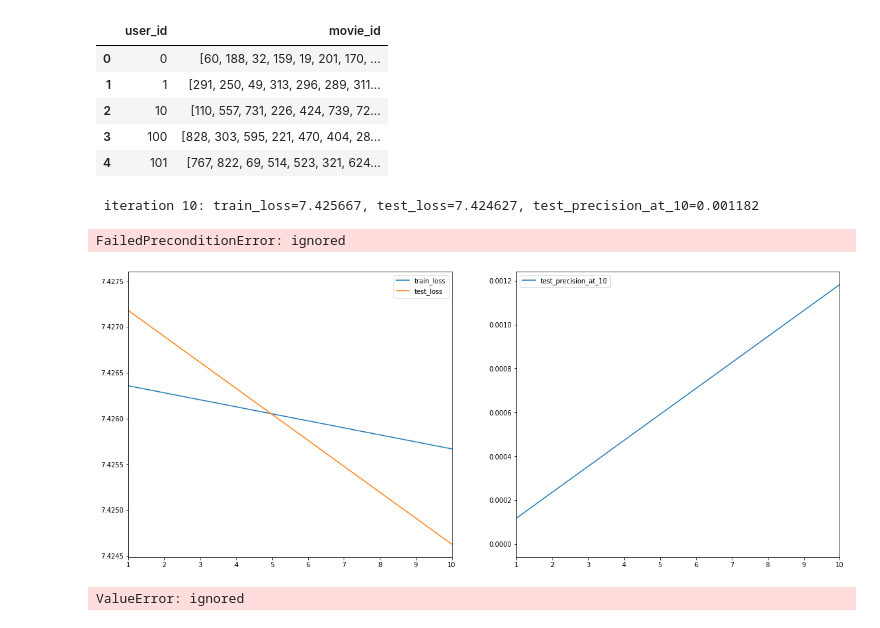
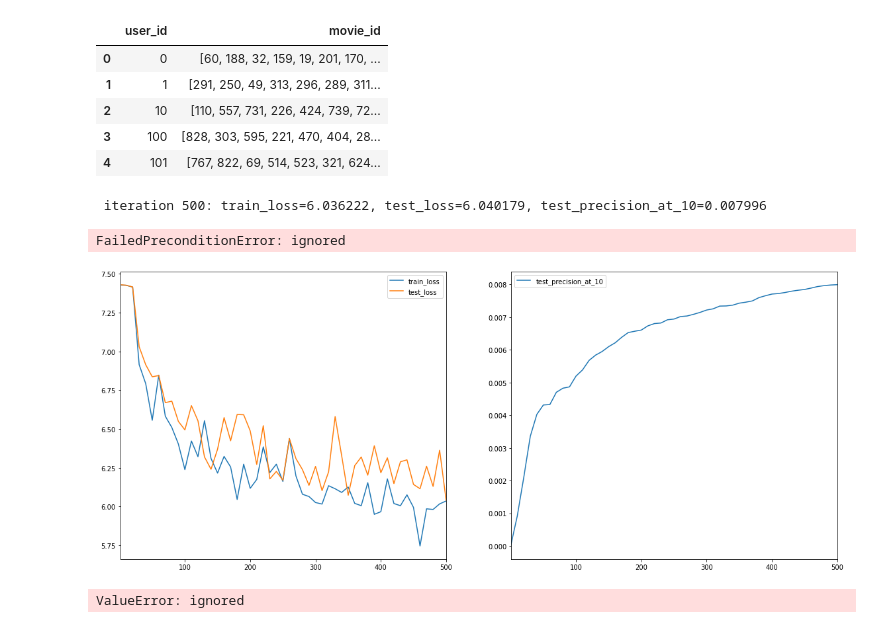
Before and after one commit to mphute/Recommender-systems, a Jupyter notebook: sdpv2.ipynb, the cells around one changed output. Drawn from its saved outputs; the diff is of its cells as text; code cells hidden in the pictures.

```diff
--- a/sdpv2.ipynb
+++ b/sdpv2.ipynb
@@ -565,36 +565,36 @@ def make_embedding_col(key, embedding_dim):
   categorical_col = tf.feature_column.categorical_column_with_vocabulary_list(
       key=key, vocabulary_list=list(set(movies[key].values)), num_oov_buckets=0)
   return tf.feature_column.embedding_column(
       categorical_column=categorical_col, dimension=embedding_dim,
       # default initializer: trancated normal with stddev=1/sqrt(dimension)
       combiner='mean')
 g = tf.Graph()
 with g.as_default():
   softmax_model = build_softmax_model(
       rated_movies,
       embedding_cols=[
           make_embedding_col("movie_id", 35),
           make_embedding_col("genre", 3),
           make_embedding_col("year", 2),
       ],
       hidden_dims=[35])
   saver = tf.train.Saver()
   softmax_model.train(
-    learning_rate=8., num_iterations=10, optimizer=tf.train.AdagradOptimizer) # num iter = 3000
+    learning_rate=8., num_iterations=500, optimizer=tf.train.AdagradOptimizer) # num iter = 3000
   init_op = tf.initialize_all_variables()
 
   with tf.Session(graph=g) as sess:
     sess.run(init_op)
     sf2loss = softmax_model.loss()
     print(sf2loss.eval(session = sess))
 
 
 
 #### create a checkpoint!!!
 # %% [output]
- iteration 10: train_loss=7.425667, test_loss=7.424627, test_precision_at_10=0.001182
+ iteration 500: train_loss=6.036222, test_loss=6.040179, test_precision_at_10=0.007996
 FailedPreconditionError: ignored
-[figure, old version]
+[figure, new version]
 # %%
 init_op = tf.initialize_all_variables()
 
```
